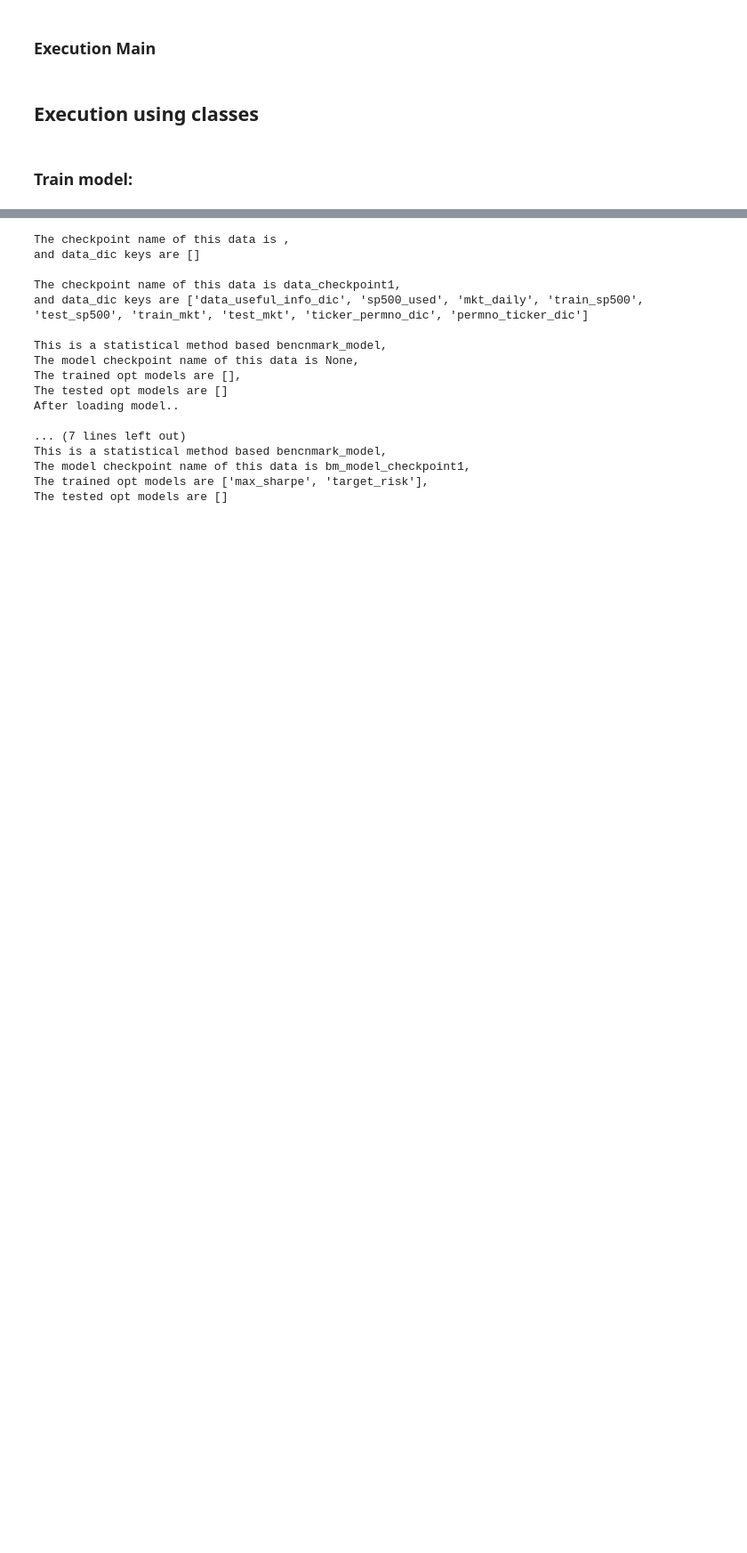
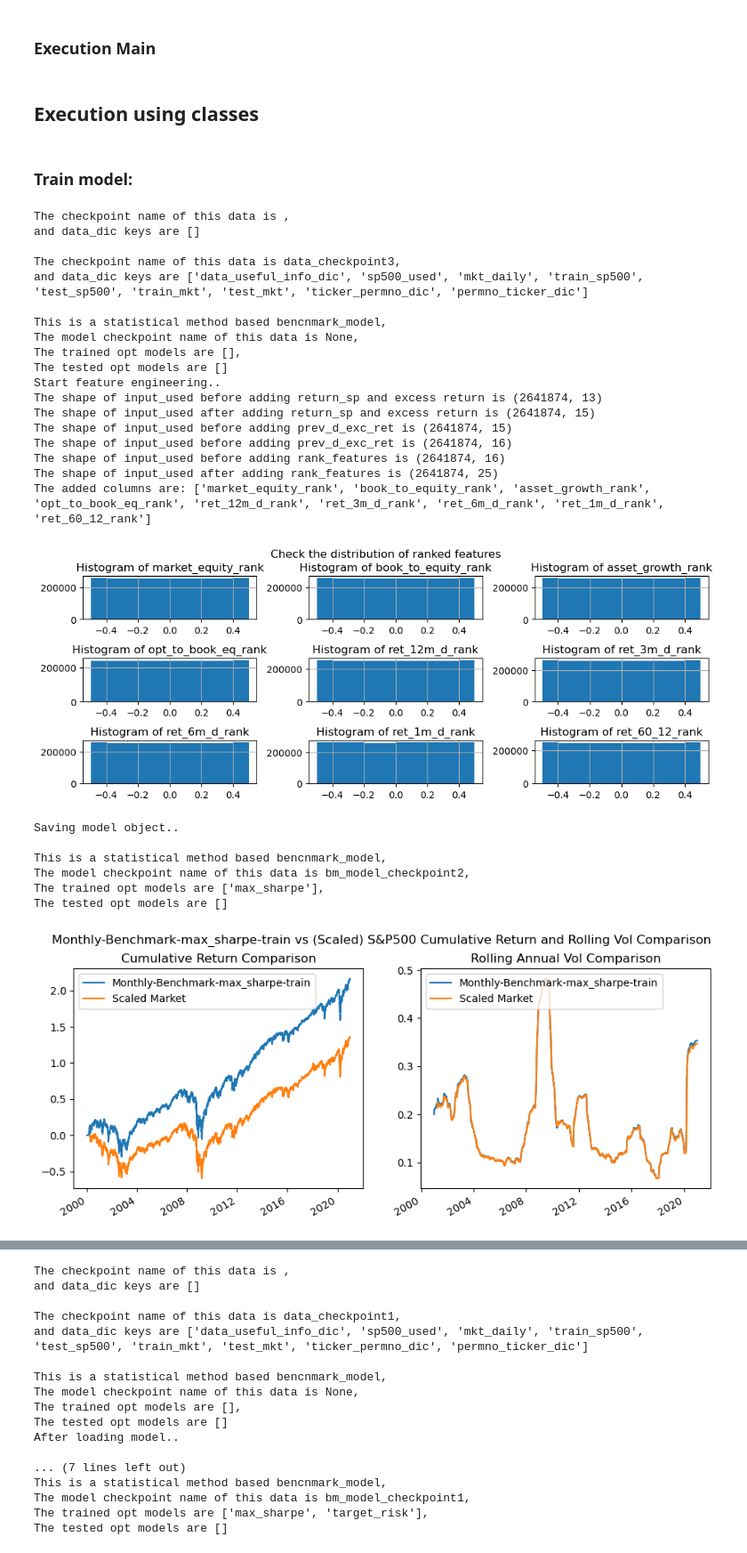
Before and after one commit to IreneNS/Datasci210-capstone, a Jupyter notebook: analysis-individual/IN/ds210_ml_portf_benchmark_model.ipynb, the cells around one changed output, grey strips where cells are left out. Shown at 89% size. Cells and saved outputs as stored; diff of their text form; code cells hidden in the pictures; blank space fills up the shorter version.

Commit message:
revise benchmark model and data retrieval files for minor changes

```diff
--- a/analysis-individual/IN/ds210_ml_portf_benchmark_model.ipynb
+++ b/analysis-individual/IN/ds210_ml_portf_benchmark_model.ipynb
@@ -252,8 +252,7 @@ class Benchmark_model_DL:
             if col in sel_features:
                 input_used.loc[input_used['date']<'2000-12-29', col] = \
                     input_used.loc[input_used['date']<'2000-12-29', col]\
-                        .fillna(input_raw.loc[input_raw['date']<'2000-12-29', ret_feat_map[col]].astype('float64'))
-                # IN: .astype() is based on one colab warning, despite that it doesn't have issue elsewhere
+                        .fillna(input_raw.loc[input_raw['date']<'2000-12-29', ret_feat_map[col]])
 
         # prepare a column called previous period excess return for factor return regression later
         # add mkt return to the data
@@ -666,3 +665,56 @@ def benchmark_run_test(data_directory, data_checkpoint_name, start_date, train_e
 ## Execution using classes
 # %% [markdown]
 ### Train model:
+# %%
+### experiment - check data
+## initial params
+data_directory = r'C:\Mine\U.S.-2019\NPB living - 2 - related\School-part time\Berkeley-202308\MIDS classes\210-Capstone\Project-related\code-IN/data-used'
+data_checkpoint_name = 'data_checkpoint3'
+start_date = '2000-01-01'
+train_end_date = '2020-12-31'
+
+model_directory = r'C:\Mine\U.S.-2019\NPB living - 2 - related\School-part time\Berkeley-202308\MIDS classes\210-Capstone\Project-related\code-IN/benchmark_model'
+model_checkpoint_name = 'bm_model_checkpoint2'
+ticker_list = []
+rebal_freq = 'M' # 'D','W','M'
+opt_flag = 'max_sharpe' #'max_sharpe','target_risk'
+
+## get data - will get data within the benchmark_run_train
+# data_obj = data_unit.data_main(data_directory, data_checkpoint_name, start_date, train_end_date, verbose=False)
+
+## train model - benchmark model
+bm_model_obj, train_reg_param_df, train_exp_exc_rtn_df, train_opt_weight_df=\
+    benchmark_run_train(data_directory, data_checkpoint_name, start_date, train_end_date,
+                         model_directory, model_checkpoint_name,
+                         ticker_list, rebal_freq, opt_flag, target_risk=0.2, verbose=True)
+
+## evaluate the trained model
+portf_rtn_train, portf_mkt_rtn_train, stats_df_train = \
+    bm_model_obj.eval('train',opt_flag, False)
+# %% [output]
+The checkpoint name of this data is ,
+and data_dic keys are []
+
+The checkpoint name of this data is data_checkpoint3,
+and data_dic keys are ['data_useful_info_dic', 'sp500_used', 'mkt_daily', 'train_sp500', 'test_sp500', 'train_mkt', 'test_mkt', 'ticker_permno_dic', 'permno_ticker_dic']
+
+This is a statistical method based bencnmark_model,
+The model checkpoint name of this data is None,
+The trained opt models are [],
+The tested opt models are []
+Start feature engineering..
+The shape of input_used before adding return_sp and excess return is (2641874, 13)
+The shape of input_used after adding return_sp and excess return is (2641874, 15)
+The shape of input_used before adding prev_d_exc_ret is (2641874, 15)
+The shape of input_used before adding prev_d_exc_ret is (2641874, 16)
+The shape of input_used before adding rank_features is (2641874, 16)
+The shape of input_used after adding rank_features is (2641874, 25)
+The added columns are: ['market_equity_rank', 'book_to_equity_rank', 'asset_growth_rank', 'opt_to_book_eq_rank', 'ret_12m_d_rank', 'ret_3m_d_rank', 'ret_6m_d_rank', 'ret_1m_d_rank', 'ret_60_12_rank']
+[figure, added]
+Saving model object..
+
+This is a statistical method based bencnmark_model,
+The model checkpoint name of this data is bm_model_checkpoint2,
+The trained opt models are ['max_sharpe'],
+The tested opt models are []
+[figure, added]
```
Also changed, not shown: parts of 6 cells of this notebook, 1 other file.
